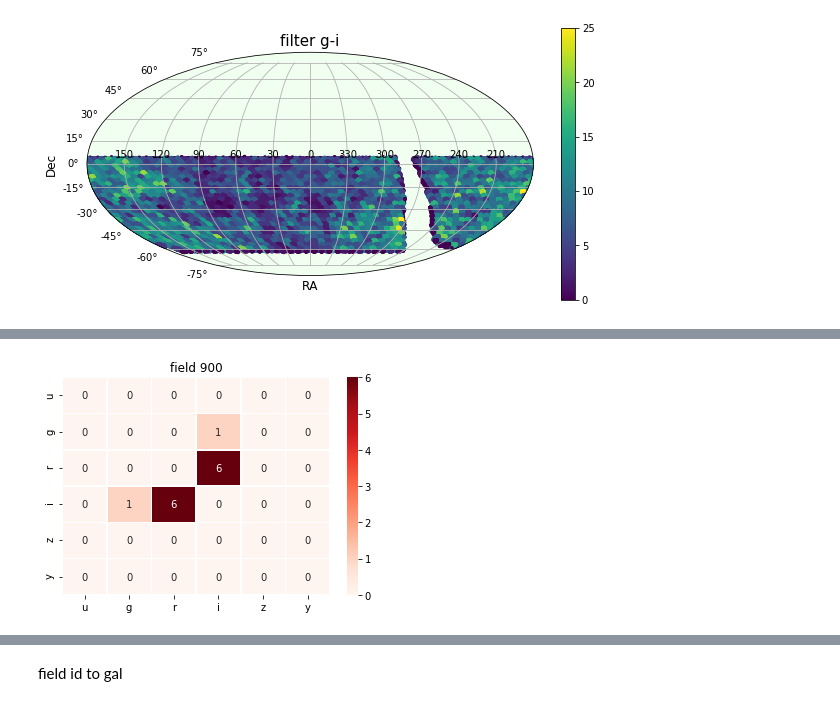
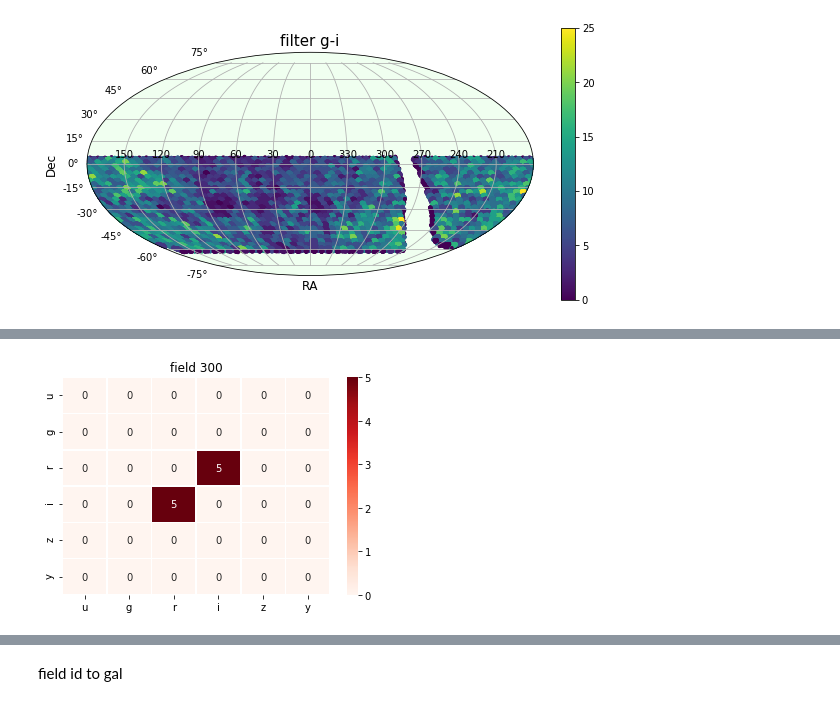
Before and after one commit to xiaolng/weekly_report, a Jupyter notebook: source/filterPairsMetric.ipynb, the cells around one changed output, grey strips where cells are left out. Drawn from its saved outputs; the diff is of its cells as text; code cells hidden in the pictures.

```diff
--- a/source/filterPairsMetric.ipynb
+++ b/source/filterPairsMetric.ipynb
@@ -184,9 +184,11 @@ def plot_skymap(df, f0='y', f1='z', cor='equ'):
         plot_mwd(df.ra, df.dec, c, title='filter %s-%s'%(f0, f1))
     if cor=='gal':
         plot_mwd(df.l, df.b, c, title='filter %s-%s'%(f0, f1))
+        plt.xlabel('l')
+        plt.ylabel('b')
 
 def plot_heatmap(df, idx=0):
-    flt = flt = ['u', 'g', 'r', 'i', 'z', 'y']
+    flt = ['u', 'g', 'r', 'i', 'z', 'y']
     sn.heatmap(df['fmatric'][idx], annot=True, xticklabels=flt,yticklabels=flt,
                cmap='Reds', linewidths=.5)
     plt.title('field %i'%idx)
@@ -258,6 +269,6 @@ array([[ 0.,  0.,  0.,  0.,  0.,  0.],
        [ 0.,  0.,  0.,  0.,  0.,  0.],
        [ 0.,  0.,  0.,  0.,  0.,  0.]])
 # %%
-plot_heatmap(df, idx=900)
+plot_heatmap(df, idx=300)
 # %% [output]
-[figure, old version]
+[figure, new version]
```
Also changed, not shown: parts of 32 cells of this notebook.
